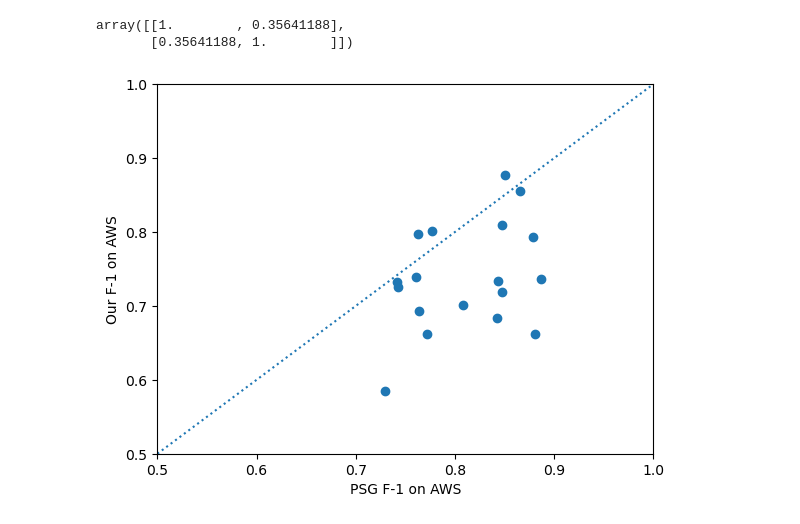
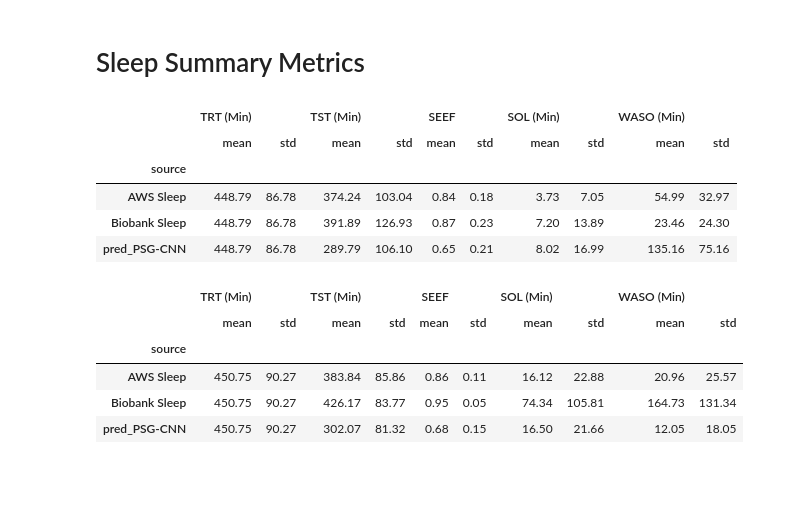
Before and after one commit to MiladShahidi/AX3-Sleep-Wake, a Jupyter notebook: metrics.ipynb, the cells around one changed output. Cells and saved outputs as stored; diff of their text form; code cells hidden in the pictures; blank space fills up the shorter version.

```diff
--- a/metrics.ipynb
+++ b/metrics.ipynb
@@ -170,17 +72,2 @@ Name: disagreement, dtype: float64
-# %%
-import matplotlib.pyplot as plt
-import numpy as np
-
-f1_df = pd.DataFrame.from_dict(f1, orient='index')
-psg_f1_df = pd.DataFrame.from_dict(psg_f1, orient='index')
-plt.scatter(psg_f1_df, f1_df)
-plt.plot([0.5, 1], [0.5, 1], ls='dotted')
-plt.xlim((0.5, 1))
-plt.ylim((0.5, 1))
-plt.xlabel('PSG F-1 on AWS')
-plt.ylabel('Our F-1 on AWS')
-np.corrcoef(f1_df[0], psg_f1_df[0])
-# %% [output]
-array([[1.        , 0.35641188],
-       [0.35641188, 1.        ]])
-[figure, removed]
+# %% [markdown]
+# Sleep Summary Metrics
@@ -186,0 +302,51 @@ array([[1.        , 0.35641188],
+# %%
+# Load participation dates to find the lab-day
+# The lab-day is the last day for all subjects
+# So we can find the time that lab day starts by subtracting 1 Day (exactly 24 hours)
+# from their end timestamp
+
+# We need to remove lab day from metric calculations (at least for now)
+# Becuase we don't have proper predictions for lab day (used for training)
+# there are rare cases where a few epochs were not in training and so they appear in the test set
+# And not removing them could bias our metric values
+# So, I explicitly remove the entire lab day before calculating sleep summary metrics
+
+participation_dates = pd.read_csv('data/participation_dates.csv')
+
+for dt_col in ['start_timestamp', 'end_timestamp']:
+    participation_dates[dt_col] = pd.to_datetime(participation_dates[dt_col])
+
+participation_dates['lab_day_start'] = pd.to_datetime(participation_dates['end_timestamp'])
+participation_dates['lab_day_start'] = participation_dates['end_timestamp'] - np.timedelta64(1, 'D')
+participation_dates = participation_dates[['subject_id', 'start_timestamp', 'lab_day_start']]
+
+# Remove epochs after the timestamp that marks the start of the lab day
+# See comment above
+preds_df = pd.merge(
+    left=all_preds,
+    right=participation_dates,
+    on='subject_id',
+    how='left'
+)
+valid_data_fltr = (preds_df['epoch_ts'].between(preds_df['start_timestamp'], preds_df['lab_day_start'], inclusive='left'))
+preds_df = preds_df[valid_data_fltr].drop('lab_day_start', axis=1)
+
+# Now calculating the metrics
+source_cols = ['pred_PSG-CNN', 'Biobank Sleep', 'AWS Sleep']
+metrics_df = pd.DataFrame()
+for source in source_cols:
+    # source_metrics_df = calculate_sleep_summary_metrics(preds_df, source_col_name=source)
+    source_metrics_df = calculate_sleep_summary_metrics_v2(preds_df, source_col_name=source)
+    source_metrics_df.insert(0, 'source', source)
+    metrics_df = pd.concat([metrics_df, source_metrics_df])
+
+# metrics_df.to_excel('sleep_metrics.xlsx', index=False)
+# %%
+metrics_df.drop(['subject_id', 'sleep_episode_id'], axis=1).groupby('source').agg(['mean', 'std']).round(2)
+# %% [output]
+|  | TRT (Min) |  | TST (Min) |  | SEEF |  | SOL (Min) |  | WASO (Min) |  |
+|  | mean | std | mean | std | mean | std | mean | std | mean | std |
+| source |  |  |  |  |  |  |  |  |  |  |
+| AWS Sleep | 448.79 | 86.78 | 374.24 | 103.04 | 0.84 | 0.18 | 3.73 | 7.05 | 54.99 | 32.97 |
+| Biobank Sleep | 448.79 | 86.78 | 391.89 | 126.93 | 0.87 | 0.23 | 7.20 | 13.89 | 23.46 | 24.30 |
+| pred_PSG-CNN | 448.79 | 86.78 | 289.79 | 106.10 | 0.65 | 0.21 | 8.02 | 16.99 | 135.16 | 75.16 |
@@ -186,0 +368,9 @@ array([[1.        , 0.35641188],
+# %%
+metrics_df.drop(['subject_id', 'sleep_episode_id'], axis=1).groupby('source').agg(['mean', 'std']).round(2)
+# %% [output]
+|  | TRT (Min) |  | TST (Min) |  | SEEF |  | SOL (Min) |  | WASO (Min) |  |
+|  | mean | std | mean | std | mean | std | mean | std | mean | std |
+| source |  |  |  |  |  |  |  |  |  |  |
+| AWS Sleep | 450.75 | 90.27 | 383.84 | 85.86 | 0.86 | 0.11 | 16.12 | 22.88 | 20.96 | 25.57 |
+| Biobank Sleep | 450.75 | 90.27 | 426.17 | 83.77 | 0.95 | 0.05 | 74.34 | 105.81 | 164.73 | 131.34 |
+| pred_PSG-CNN | 450.75 | 90.27 | 302.07 | 81.32 | 0.68 | 0.15 | 16.50 | 21.66 | 12.05 | 18.05 |
```
Also changed, not shown: parts of 12 cells of this notebook, 8 other files.
